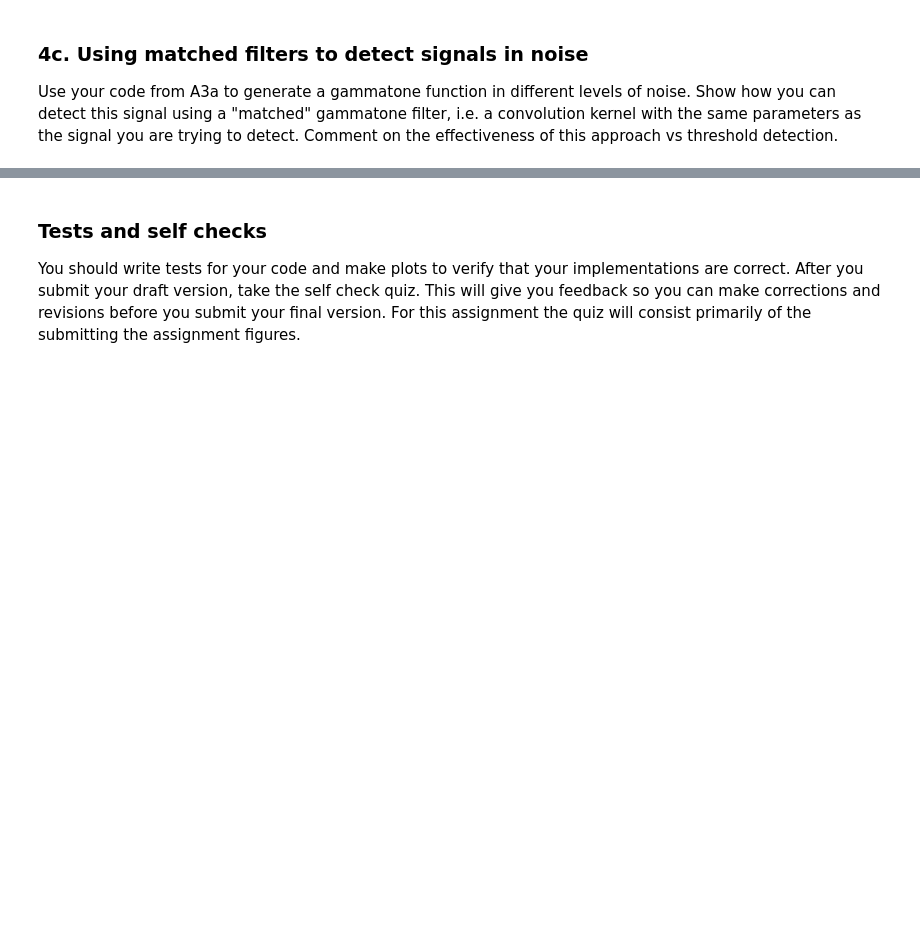
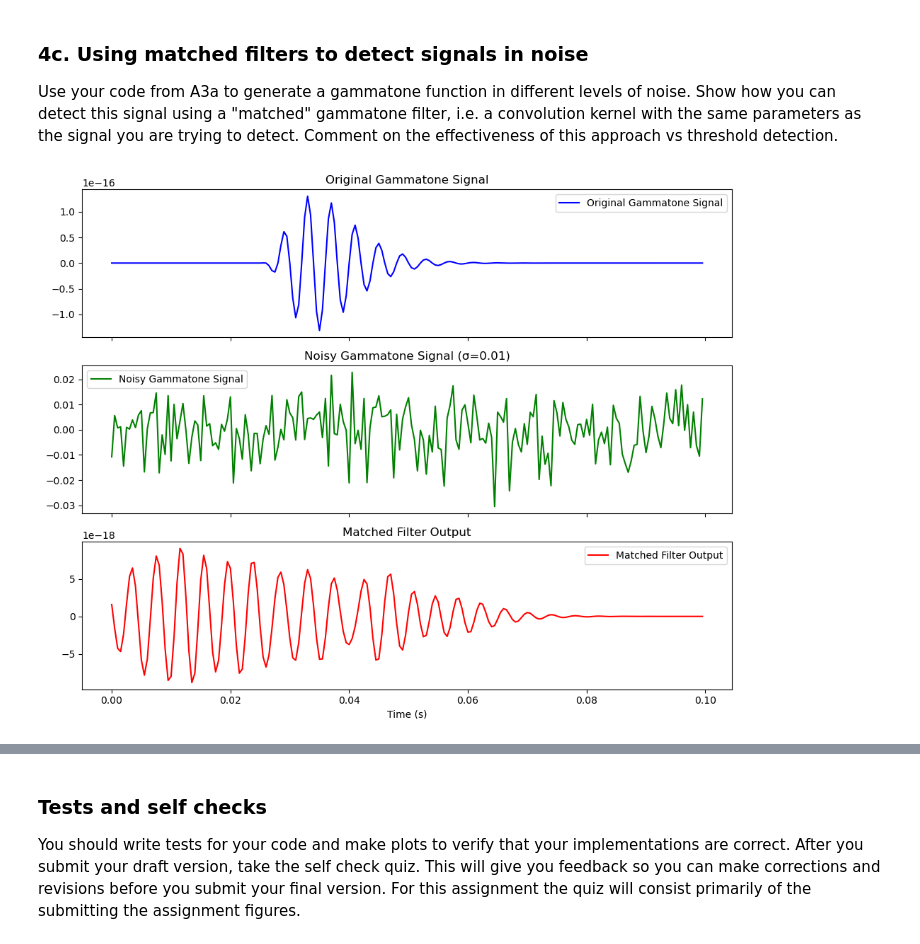
Before and after one commit to hartwilliams/Filtering_and_Signal_Smoothing, a Jupyter notebook: Filtering.ipynb, the cells around one changed output, grey strips where cells are left out. Cells and saved outputs as stored; diff of their text form; code cells hidden in the pictures; blank space fills up the shorter version.

```diff
--- a/Filtering.ipynb
+++ b/Filtering.ipynb
@@ -843,3 +934,73 @@ Use your function to compute the convolution of the same type of noise signal yo
 ### 4c. Using matched filters to detect signals in noise
 
 Use your code from A3a to generate a gammatone function in different levels of noise.  Show how you can detect this signal using a "matched" gammatone filter, i.e. a convolution kernel with the same parameters as the signal you are trying to detect.  Comment on the effectiveness of this approach vs threshold detection.
+# %%
+''' Code from A3a '''
+# Get values for a gammatone function, which is defined as g(t) = a * t^(n-1) * e^(-2πbt) * cos(2πft+ϕ), t≥0
+def gammatone(t, f=1000.0,  fs=10000, n=4, b=1.0, a=None, phi=0):
+    t = np.maximum(t, 0)  # Ensure t is non-negative
+    b = 1.019 * erb(f)
+    if a is None:
+        a = 1 / gammatone_norm(f=f, fs=fs)
+    return a * t**(n-1) * np.exp(-2*np.pi*b*t) * np.cos(2*np.pi*f*t + phi)
+
+def erb(f):
+    return 24.7 * (4.37 * f / 1000 + 1)
+
+n = 4  # default filter order
+
+def gammatone_norm(f, fs, n=None):
+    if n is None:
+        n = globals().get("n", 4)
+    b = 1.019 * erb(f)
+    duration = 1.0  # Use 1 second for normalization
+    t_norm = np.linspace(0, duration, int(fs * duration), endpoint=False)  # use a new name t_norm
+    norm_value = np.sum(t_norm**(2*(n-1)) * np.exp(-4*np.pi*b*t_norm)) / fs
+    return np.sqrt(1 / norm_value)
+
+
+''' New code below '''
+# Define parameters
+fs = 2000  # Sampling frequency (Hz)
+duration = 0.1  # Signal duration (100 ms)
+t = np.arange(0, duration, 1/fs)  # Time vector
+
+# Gammatone parameters
+f_gammatone = 250  # Frequency (Hz)
+tau = 0.025  # Signal delay (25 ms)
+
+# Noise level
+sigma = 0.01
+
+# Generate delayed gammatone signal
+gammatone_signal = gammatone(t=t - tau, f=f_gammatone, fs=fs)
+
+# Generate noisy gammatone signal
+noisy_signal = gammatone_signal + np.random.normal(0, sigma, len(t))
+
+# Generate matched gammatone filter
+h_gammatone, i0_gammatone = gammatone(t=t, f=f_gammatone, fs=fs), len(t) // 2
+
+# Apply convolution with matched filter
+filtered_signal = convolve(x=noisy_signal, h=h_gammatone, i0=i0_gammatone)
+
+# Plot results
+fig, axes = plt.subplots(3, 1, figsize=(10, 8), sharex=True)
+
+axes[0].plot(t, gammatone_signal, label="Original Gammatone Signal", color="b")
+axes[0].set_title("Original Gammatone Signal")
+axes[0].legend()
+
+axes[1].plot(t, noisy_signal, label="Noisy Gammatone Signal", color="g")
+axes[1].set_title(f"Noisy Gammatone Signal (σ={sigma})")
+axes[1].legend()
+
+axes[2].plot(t, filtered_signal, label="Matched Filter Output", color="r")
+axes[2].set_title("Matched Filter Output")
+axes[2].legend()
+
+plt.xlabel("Time (s)")
+plt.tight_layout()
+plt.show()
+# %% [output]
+[figure, added]
```
Also changed, not shown: parts of 4 cells of this notebook.
